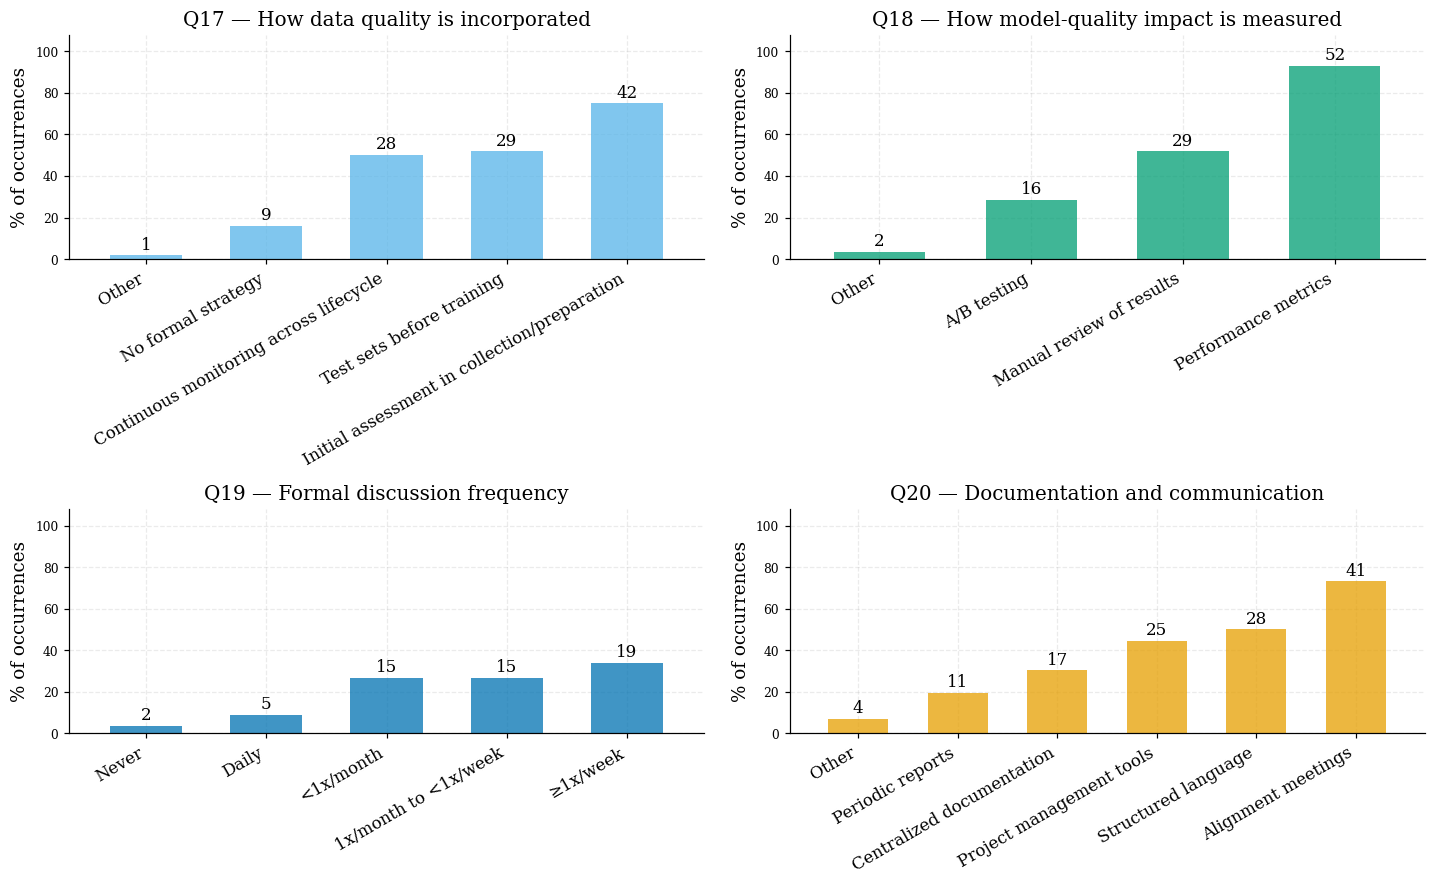
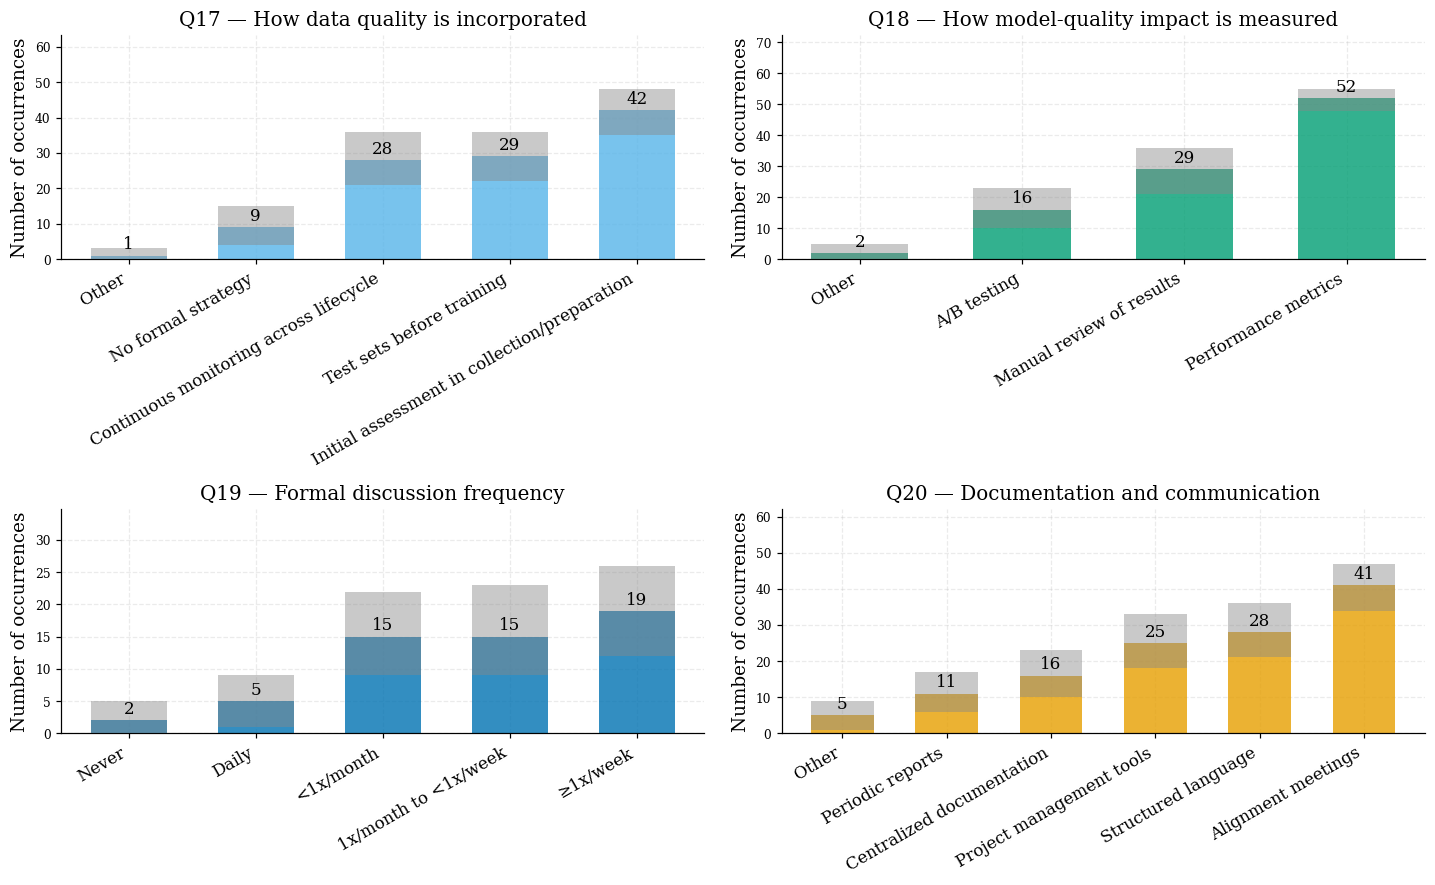
Unified diff of the notebook cell whose output changed from the first chart to the second:
--- before
+++ after
@@ -21,23 +21,24 @@
 
 def ci_band_barv_plot(p: pd.DataFrame, title: str, color: str, ax) -> None:
-    p_sorted = p.sort_values("pct")
+    p_sorted = p.sort_values("n")
     x = np.arange(len(p_sorted))
-    pct = p_sorted["pct"].values
-    ci_lo = np.clip(p_sorted["ci_lo"].values, 0, 100)
-    ci_hi = np.clip(p_sorted["ci_hi"].values, 0, 100)
+    n_vals = p_sorted["n"].values
+    ci_lo_n = np.clip(p_sorted["ci_lo_n"].values, 0, None)
+    ci_hi_n = p_sorted["ci_hi_n"].values
 
-    ax.bar(x, pct, color=color, alpha=0.75, width=0.6)
-    ax.bar(x, ci_hi - ci_lo, bottom=ci_lo, color="black", alpha=0.15)
+    ax.bar(x, n_vals, color=color, alpha=0.80, width=0.6, zorder=2)
+    ax.bar(x, ci_hi_n - ci_lo_n, bottom=ci_lo_n,
+           color="#888888", alpha=0.45, width=0.6, zorder=3)
 
     ax.set_xticks(x)
     ax.set_xticklabels(p_sorted["label"], rotation=30, ha="right", fontsize=11)
 
-    ax.set_ylim(0, 108)
-    ax.set_ylabel("% of occurrences", fontsize=12)
+    y_max = max(float(ci_hi_n.max()), float(n_vals.max())) if len(n_vals) else 10
+    ax.set_ylim(0, y_max * 1.3 + 1)
+    ax.set_ylabel("Number of occurrences", fontsize=12)
     ax.set_title(title, fontsize=13)
 
-    for i, (v, n) in enumerate(zip(pct, p_sorted["n"])):
-        ax.text(i, min(v + 3, 106), f"{int(n)}",
-                ha="center", fontsize=11)
+    for i, v in enumerate(n_vals):
+        ax.text(i, float(v) + y_max * 0.04, str(int(v)), ha="center", fontsize=11)
 
 

Commit: fix RQ2 plot